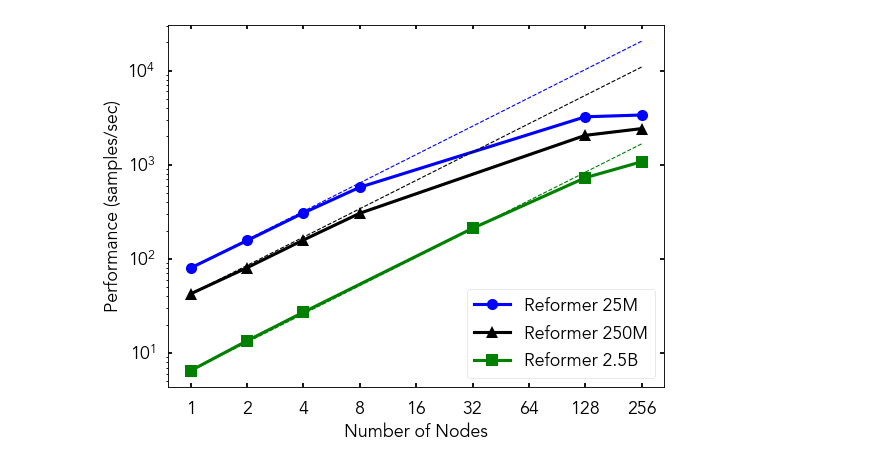
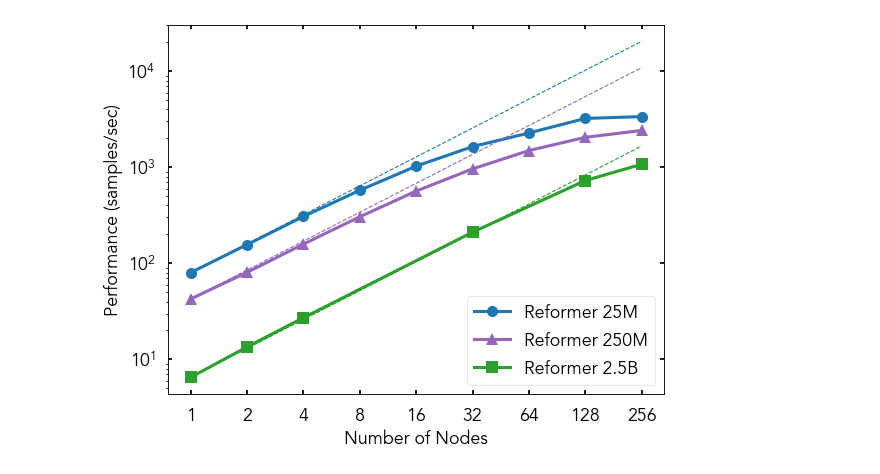
Before and after one commit to ramanathanlab/genslm, a Jupyter notebook: examples/perlmutter/notebook/perf_scaling.ipynb, the cells around one changed output. Cells and saved outputs as stored; diff of their text form; code cells hidden in the pictures.

```diff
--- a/examples/perlmutter/notebook/perf_scaling.ipynb
+++ b/examples/perlmutter/notebook/perf_scaling.ipynb
@@ -62,29 +62,29 @@ def plot_scaling_performance(
 # %%
 experiments = {
     "Reformer 25M": {
-        "color": "b",
+        "color": "tab:blue",
         "marker": "o",
-        "nodes": [1.0, 2.0, 4.0, 8.0, 128.0, 256.0],
-        "thoughputs": [80.081, 156.657, 307.445, 576.249, 3226.762, 3371.091],
+        "nodes": [1.0, 2.0, 4.0, 8.0, 16.0, 32.0, 64.0, 128.0, 256.0],
+        "thoughputs": [80.081, 156.657, 307.445, 576.249, 1027.873, 1641.973, 2275.963, 3226.762, 3371.091],
     },
     "Reformer 250M": {
-        "color": "k",
+        "color": "tab:purple",
         "marker": "^",
-        "nodes": [1, 2, 4, 8, 128, 256],
-        "thoughputs": [42.57, 80.546, 158.595, 305.066, 2050.49, 2416.772],
+        "nodes": [1.0, 2.0, 4.0, 8.0, 16.0, 32.0, 64.0, 128.0, 256.0],
+        "thoughputs": [42.57, 80.546, 158.595, 305.066, 565.139, 962.113, 1493.05, 2050.49, 2416.772],
     },
     "Reformer 2.5B": {
-        "color": "g",
+        "color": "tab:green",
         "marker": "s",
         "nodes": [1.0, 2.0, 4.0, 32.0, 128.0, 256.0],
         "thoughputs": [6.498, 13.482, 27.133, 210.943, 727.133, 1075.22],
     },
 }
 
 node_range = [1, 2, 4, 8, 16, 32, 64, 128, 256]
 
 plot_scaling_performance(experiments, node_range)
 save_fig("figures/scaling.png")
 plt.show()
 # %% [output]
-[figure, old version]
+[figure, new version]
```
Also changed, not shown: 3 other files.
